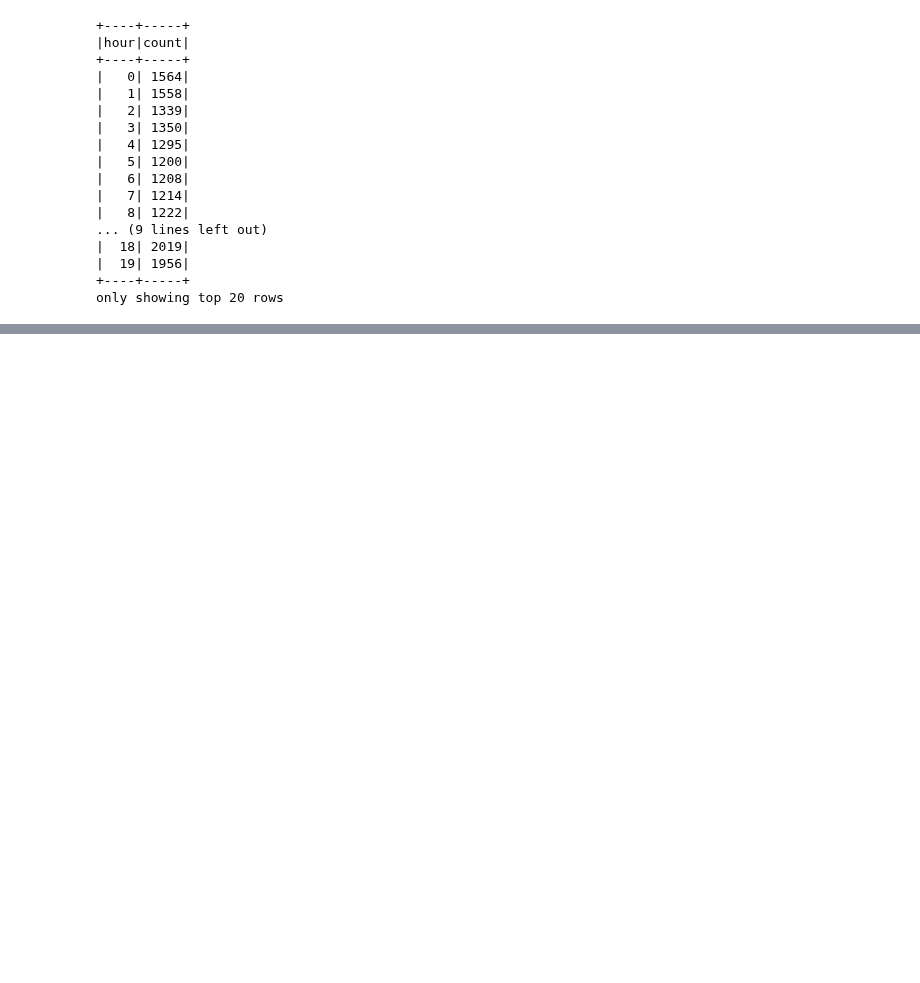
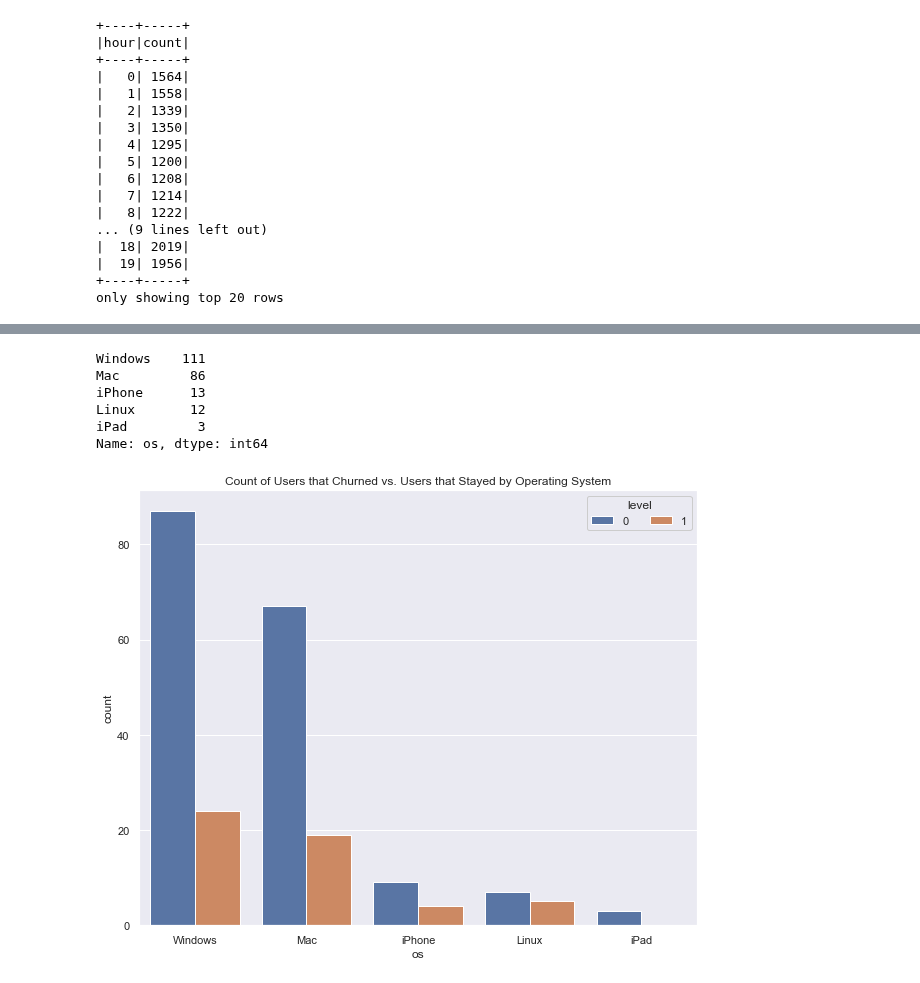
Before and after one commit to Nima-Sayyah/Sparkify, a Jupyter notebook: Sparkify.ipynb, the cells around one changed output, grey strips where cells are left out. Drawn from its saved outputs; the diff is of its cells as text; code cells hidden in the pictures; blank space fills up the shorter version.

```diff
--- a/Sparkify.ipynb
+++ b/Sparkify.ipynb
@@ -1107,0 +1108,3 @@ os_list = ["Windows", "Mac", "Linux", "iPhone", "iPad"]
+# %%
+# create os column and extract strings that match our os_list and add to column
+df_opsys['os'] = df_opsys.userAgent.str.extract('(?i)({0})'.format('|'.join(os_list)))
@@ -1107,0 +1128,20 @@ os_list = ["Windows", "Mac", "Linux", "iPhone", "iPad"]
+# %%
+df_opsys.os.value_counts()
+# %% [output]
+Windows    111
+Mac         86
+iPhone      13
+Linux       12
+iPad         3
+Name: os, dtype: int64
+# %%
+# order for the plot
+os_order = df_opsys.os.value_counts().index
+# %%
+# plot count for churn and non churn users
+plt.figure(figsize=[10,8])
+sns.countplot(data = df_opsys, x = 'os', hue ='churn', order = os_order)
+plt.title('Count of Users that Churned vs. Users that Stayed by Operating System')
+plt.legend(loc = 1, ncol = 2, framealpha =1, title = 'level');
+# %% [output]
+[figure, added]
```
Also changed, not shown: parts of 69 cells of this notebook.
